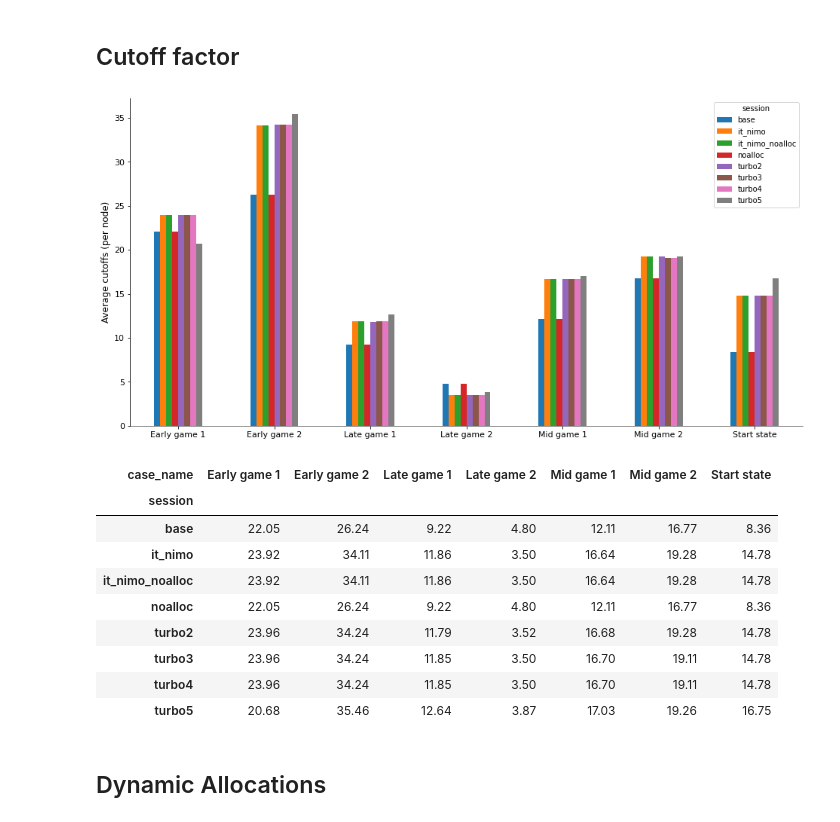
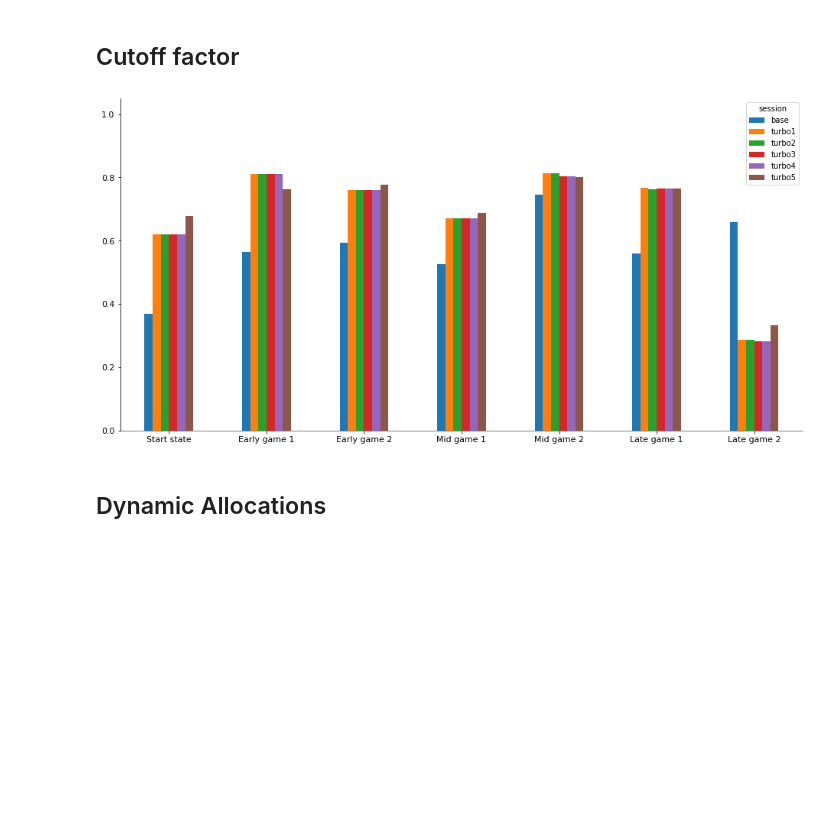
Before and after one commit to maltebp/ChessAI, a Jupyter notebook: PerformanceTest/analysis/analysis.ipynb, the cells around one changed output. Saved outputs shown, nothing was run; the diff lists cells and outputs as text; code cells hidden in the pictures; blank space fills up the shorter version.

```diff
--- a/PerformanceTest/analysis/analysis.ipynb
+++ b/PerformanceTest/analysis/analysis.ipynb
@@ -26,3 +24,10 @@ Loaded test cases:
+# %%
+sessions_to_remove = [
+    "noalloc",
+    "it_nimo"
+]
+
+max_depth_data = remove_sessions(max_depth_data, sessions_to_remove)
 # %% [markdown]
 ## Search time
 # %%
@@ -77,20 +76,12 @@ display(max_depth_data.pivot('session','case_name','branching'))
 # %% [markdown]
 ## Cutoff factor
 # %%
-bar_chart(max_depth_data.pivot('case_name','session', 'cutoffs'), ylabel="Average cutoffs (per node)")
-display(max_depth_data.pivot('session','case_name','cutoffs'))
+cutoff_chart(max_depth_data)
+
+#bar_chart(max_depth_data.pivot('case_name','session', 'cutoffs'), ylabel="Average cutoffs (per node)")
+#display(max_depth_data.pivot('session','case_name','cutoffs'))
 # %% [output]
-[figure, old version]
+[figure, new version]
-| case_name | Early game 1 | Early game 2 | Late game 1 | Late game 2 | Mid game 1 | Mid game 2 | Start state |
-| session |  |  |  |  |  |  |  |
-| base | 22.05 | 26.24 | 9.22 | 4.80 | 12.11 | 16.77 | 8.36 |
-| it_nimo | 23.92 | 34.11 | 11.86 | 3.50 | 16.64 | 19.28 | 14.78 |
-| it_nimo_noalloc | 23.92 | 34.11 | 11.86 | 3.50 | 16.64 | 19.28 | 14.78 |
-| noalloc | 22.05 | 26.24 | 9.22 | 4.80 | 12.11 | 16.77 | 8.36 |
-| turbo2 | 23.96 | 34.24 | 11.79 | 3.52 | 16.68 | 19.28 | 14.78 |
-| turbo3 | 23.96 | 34.24 | 11.85 | 3.50 | 16.70 | 19.11 | 14.78 |
-| turbo4 | 23.96 | 34.24 | 11.85 | 3.50 | 16.70 | 19.11 | 14.78 |
-| turbo5 | 20.68 | 35.46 | 12.64 | 3.87 | 17.03 | 19.26 | 16.75 |
 # %% [markdown]
 ## Dynamic Allocations
 # %%
```
Also changed, not shown: parts of 9 cells of this notebook, 2 other files.
